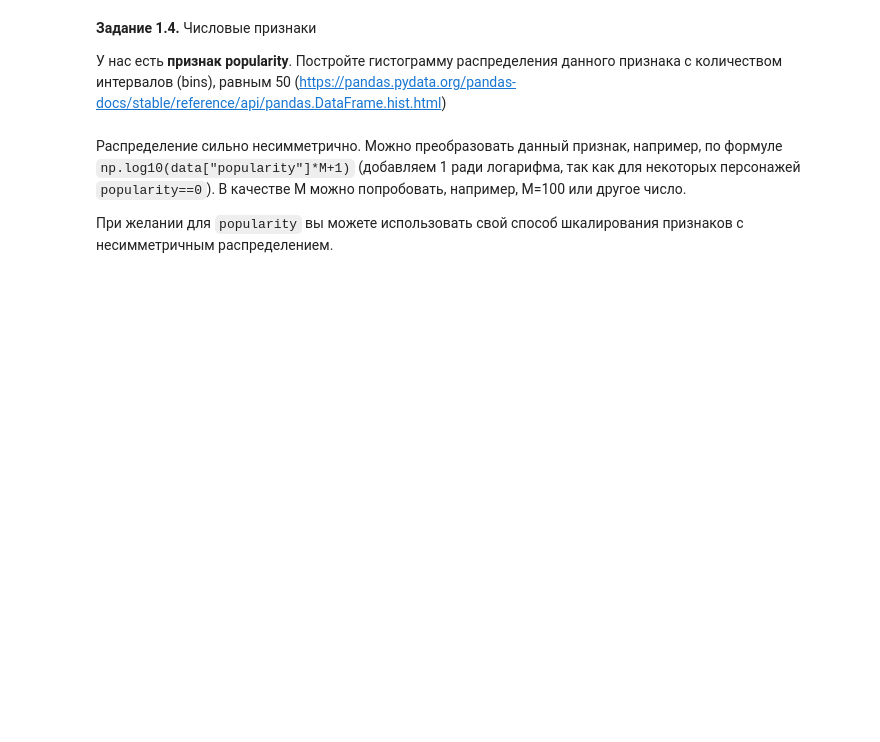
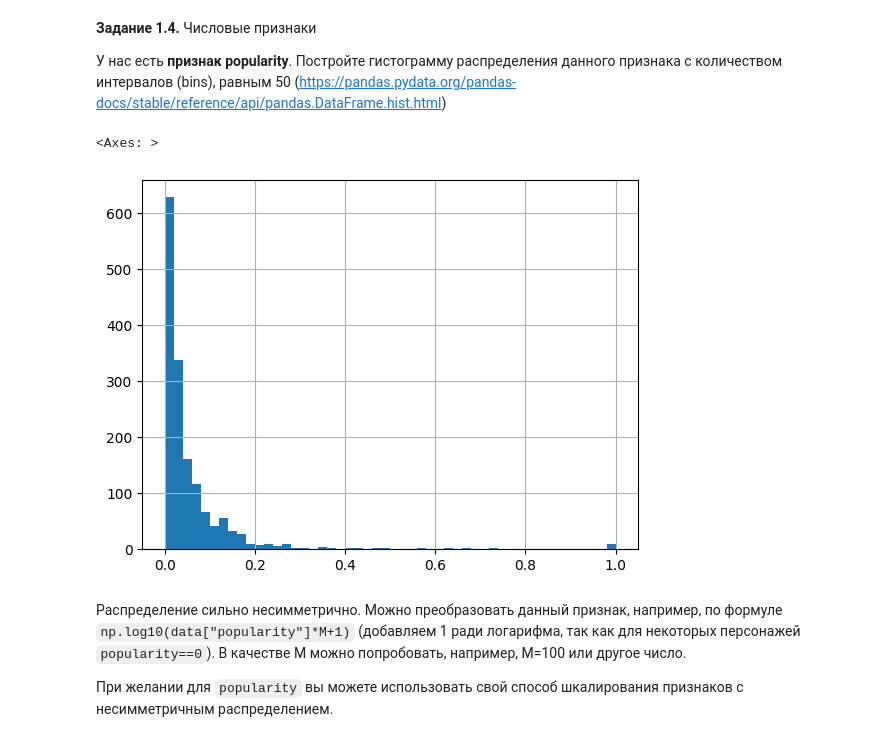
Before and after one commit to maesrto2000/-, a Jupyter notebook: week_01_ml_intro/Homework/hw_1_game_of_thrones.ipynb, the cells around one changed output. Saved outputs shown, nothing was run; the diff lists cells and outputs as text; code cells hidden in the pictures; blank space fills up the shorter version.

```diff
--- a/week_01_ml_intro/Homework/hw_1_game_of_thrones.ipynb
+++ b/week_01_ml_intro/Homework/hw_1_game_of_thrones.ipynb
@@ -189,6 +190,11 @@ dtype: int64
 **Задание 1.4.** Числовые признаки
 
 У нас есть **признак popularity**. Постройте гистограмму распределения данного признака с количеством интервалов (bins), равным 50 (https://pandas.pydata.org/pandas-docs/stable/reference/api/pandas.DataFrame.hist.html)
+# %%
+data['popularity'].hist(bins=50)
+# %% [output]
+<Axes: >
+[figure, added]
 # %% [markdown]
 Распределение сильно несимметрично. Можно преобразовать данный признак, например, по формуле `np.log10(data["popularity"]*M+1)` (добавляем 1 ради логарифма, так как для некоторых персонажей `popularity==0`). В качестве M можно попробовать, например, M=100 или другое число.
 
```
Also changed, not shown: parts of 7 cells of this notebook.
